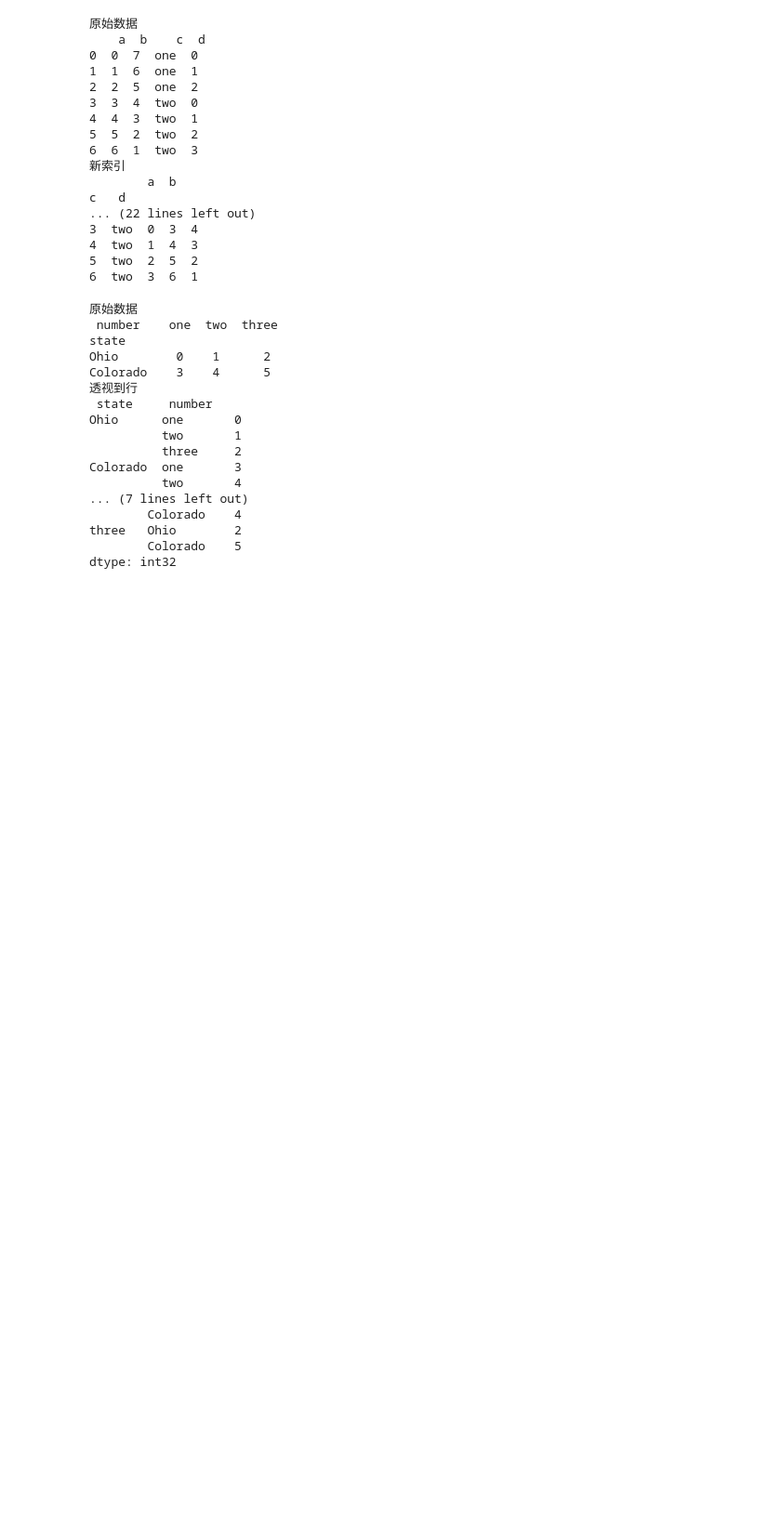
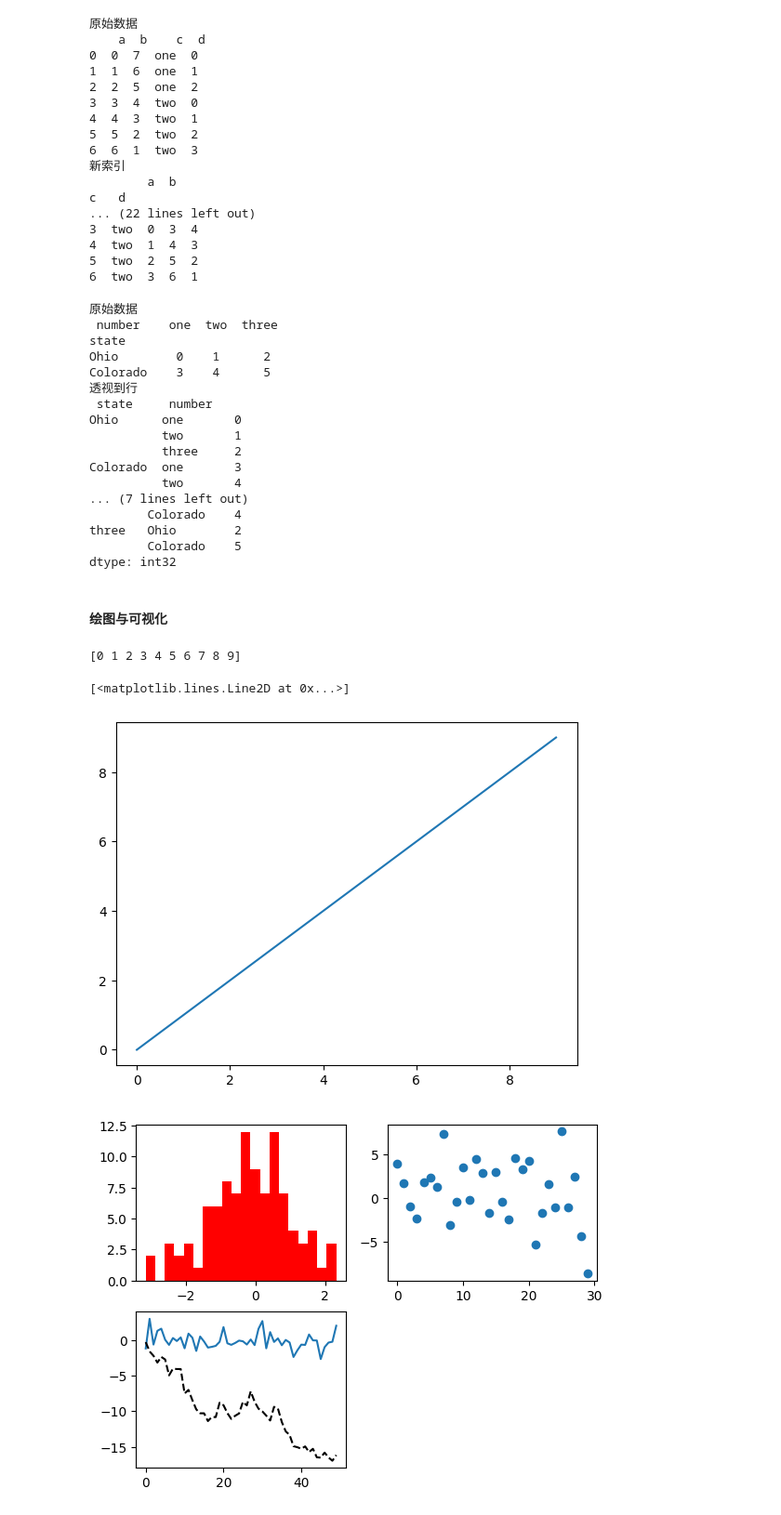
Before and after one commit to eastyell/study_python, a Jupyter notebook: study.ipynb, the cells around one changed output. Shown at 93% size. Saved outputs shown, nothing was run; the diff lists cells and outputs as text; code cells hidden in the pictures; blank space fills up the shorter version.

Commit message:
增加 matplotlib的数据处理

```diff
--- a/study.ipynb
+++ b/study.ipynb
@@ -926,3 +926,26 @@ Colorado  one       3
 three   Ohio        2
         Colorado    5
 dtype: int32
+# %% [markdown]
+#### 绘图与可视化
+# %%
+import matplotlib.pyplot as plt
+import numpy as np
+
+data = np.arange(10)
+print(data)
+plt.plot(data)
+
+fig = plt.figure()
+ax1 = fig.add_subplot(2, 2, 1)
+ax2 = fig.add_subplot(2, 2, 2)
+ax3 = fig.add_subplot(2, 2, 3)
+ax1.hist(np.random.randn(100), bins=20, color='r')
+ax2.scatter(np.arange(30), 3 * np.random.randn(30))
+ax3.plot(np.random.randn(50))
+ax3.plot(np.random.randn(50).cumsum(), 'k--')
+# %% [output]
+[0 1 2 3 4 5 6 7 8 9]
+[<matplotlib.lines.Line2D at 0x...>]
+[figure, added]
+[figure, added]
```
